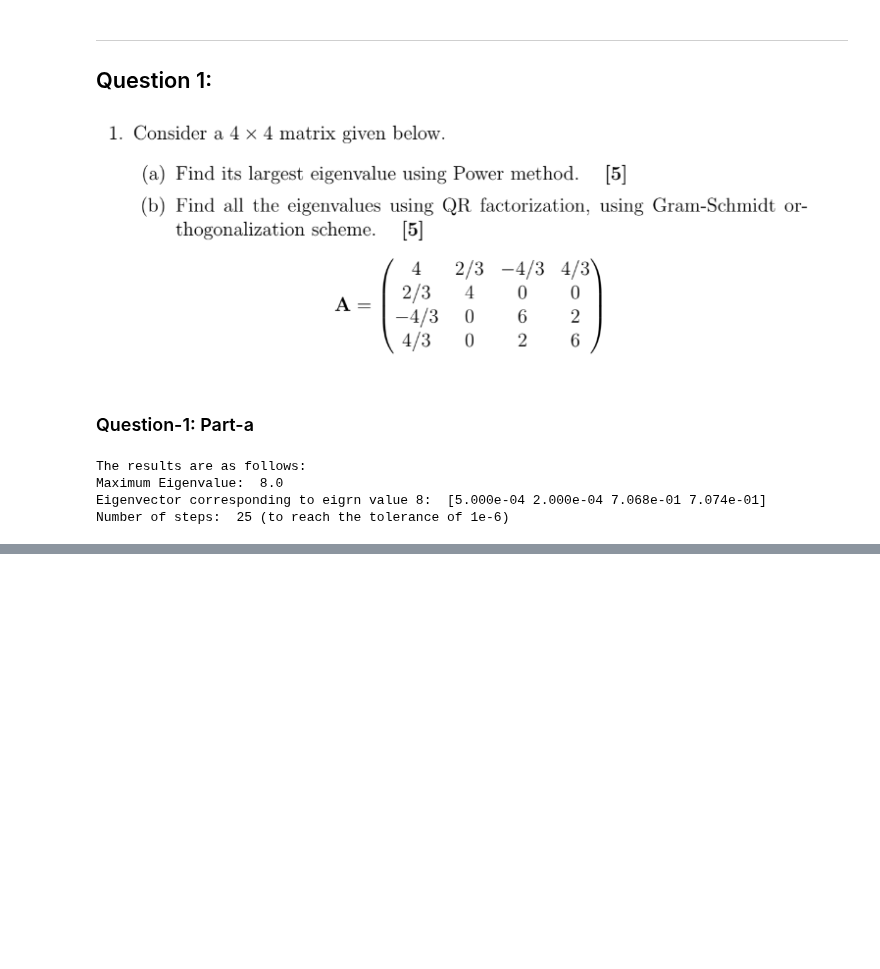
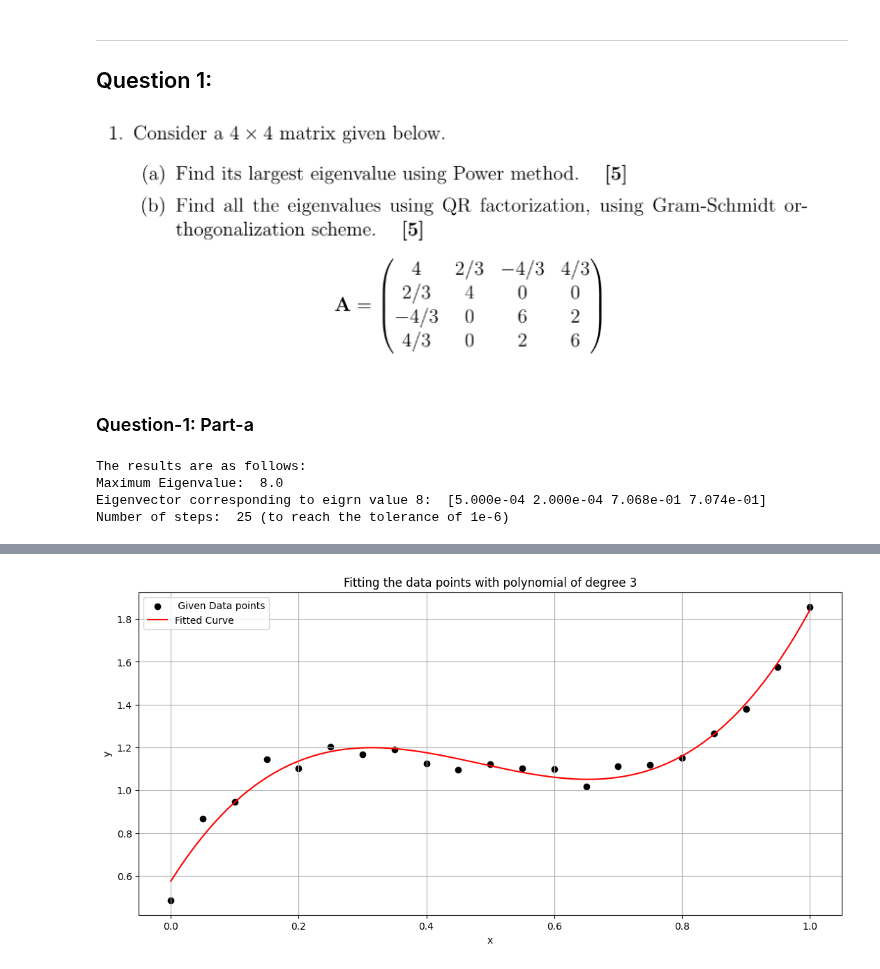
Before and after one commit to ananthapadmanabhan18/P452_Computational_Physics, a Jupyter notebook: Assignments/Assignment-3/Answers_asgn3.ipynb, the cells around one changed output, grey strips where cells are left out. Drawn from its saved outputs; the diff is of its cells as text; code cells hidden in the pictures; blank space fills up the shorter version.

```diff
--- a/Assignments/Assignment-3/Answers_asgn3.ipynb
+++ b/Assignments/Assignment-3/Answers_asgn3.ipynb
@@ -43,0 +52,41 @@ Number of steps:  25 (to reach the tolerance of 1e-6)
+# %%
+'''
+Loaing the Text
+'''
+data = read_matrices("assign3fit.txt")
+data = np.array(data[0])
+
+xlist = data[:, 0]
+ylist = data[:, 1]
+# %%
+'''
+Fitting with all the weights as 1
+'''
+sigma = np.ones(len(xlist))
+coeff_list = polynomial_fit(xlist, ylist, sigma, 3)
+
+
+def poly_fn(x,coefflist):
+    sum = 0
+    for i in range(len(coefflist)):
+        sum += coefflist[i]*x**i
+    return sum
+
+
+import matplotlib.pyplot as plt
+plt.figure(figsize=(13,6))
+plt.scatter(xlist, ylist, label=' Given Data points', color='black')
+
+xlist_new = np.linspace(min(xlist), max(xlist), 1000)
+ylist_new = poly_fn(xlist_new, coeff_list)
+
+plt.plot(xlist_new, ylist_new, label='Fitted Curve', color='red')
+
+plt.xlabel('x')
+plt.ylabel('y')
+plt.title('Fitting the data points with polynomial of degree 3')
+plt.grid()
+plt.legend()
+plt.show()
+# %% [output]
+[figure, added]
```
Also changed, not shown: parts of 2 cells of this notebook, 7 other files.
